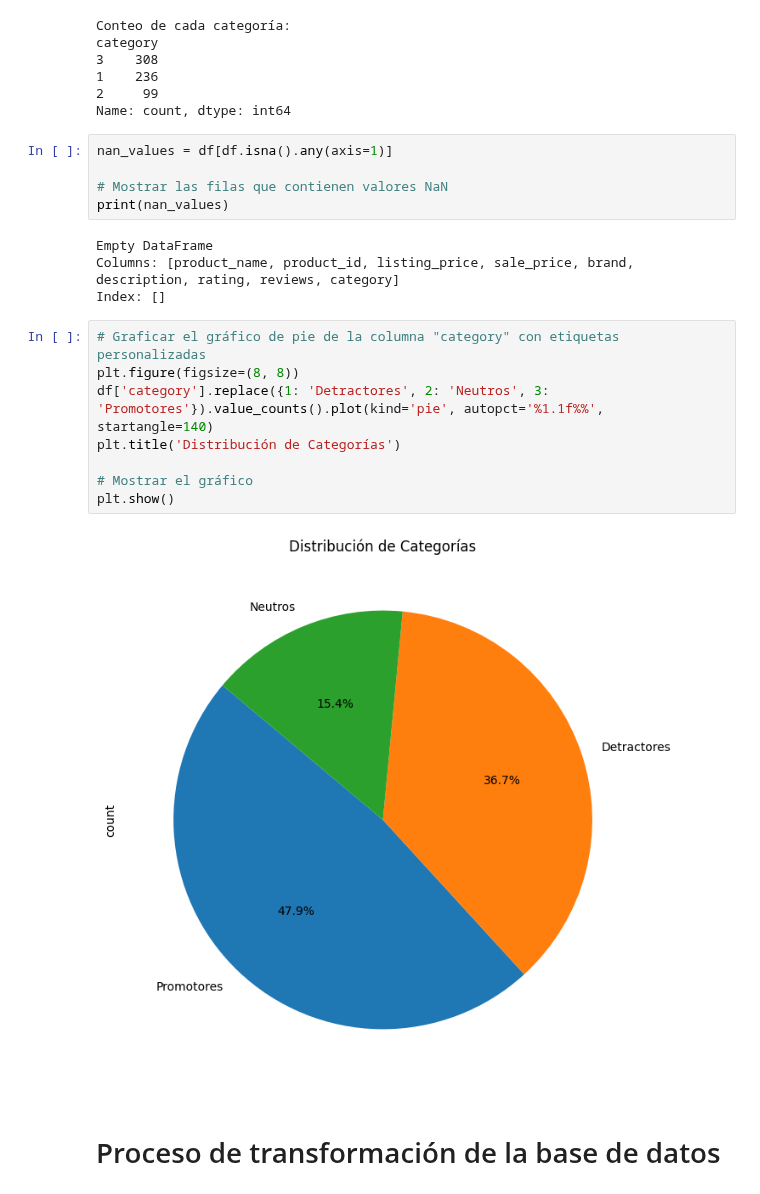
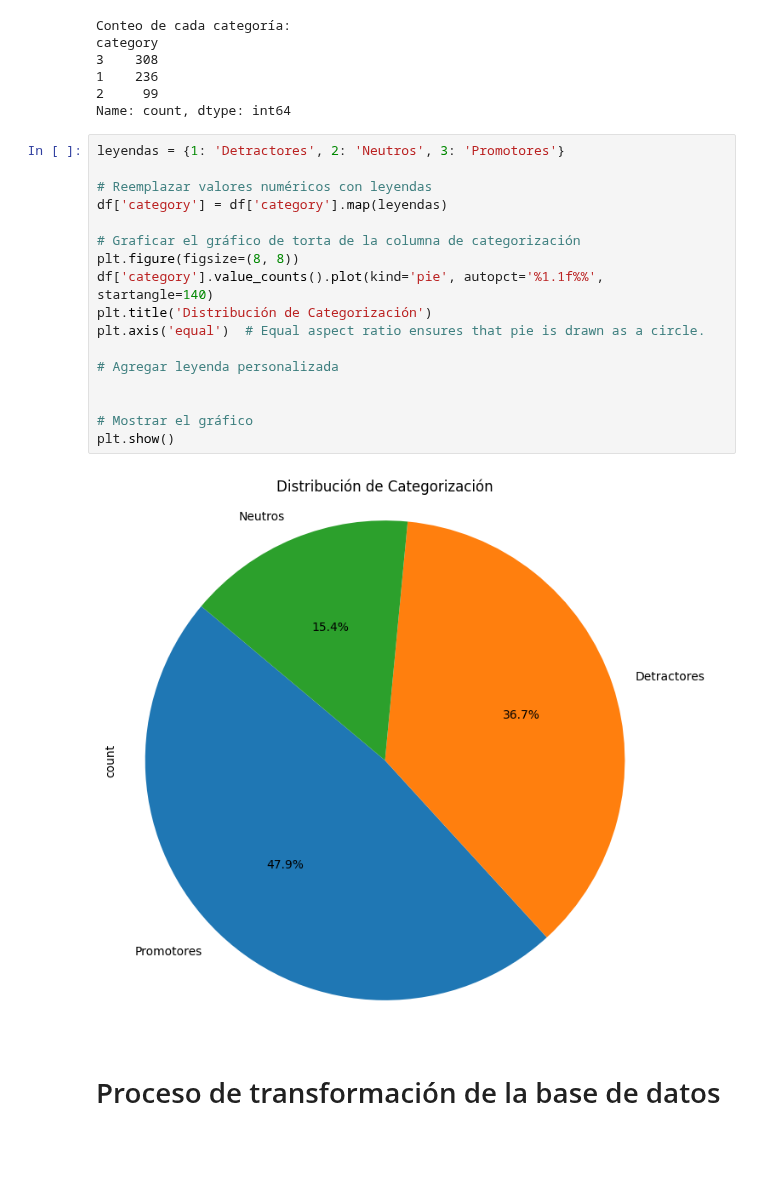
Before and after one commit to pau1ag/caso1, a Jupyter notebook: solucion_caso.ipynb, the cells around one changed output. Cells and saved outputs as stored; diff of their text form; blank space fills up the shorter version.

Commit message:
Revert "Commit listing_price 0"
This reverts commit db9726b2a2aa31a50156cbd1fb817591623b3579.

```diff
--- a/solucion_caso.ipynb
+++ b/solucion_caso.ipynb
@@ -204,25 +204,25 @@ category
 1    236
 2     99
 Name: count, dtype: int64
-# %%
-nan_values = df[df.isna().any(axis=1)]
-
-# Mostrar las filas que contienen valores NaN
-print(nan_values)
-# %% [output]
-Empty DataFrame
-Columns: [product_name, product_id, listing_price, sale_price, brand, description, rating, reviews, category]
-Index: []
 # %%
-# Graficar el gráfico de pie de la columna "category" con etiquetas personalizadas
+leyendas = {1: 'Detractores', 2: 'Neutros', 3: 'Promotores'}
+
+# Reemplazar valores numéricos con leyendas
+df['category'] = df['category'].map(leyendas)
+
+# Graficar el gráfico de torta de la columna de categorización
 plt.figure(figsize=(8, 8))
-df['category'].replace({1: 'Detractores', 2: 'Neutros', 3: 'Promotores'}).value_counts().plot(kind='pie', autopct='%1.1f%%', startangle=140)
-plt.title('Distribución de Categorías')
+df['category'].value_counts().plot(kind='pie', autopct='%1.1f%%', startangle=140)
+plt.title('Distribución de Categorización')
+plt.axis('equal')  # Equal aspect ratio ensures that pie is drawn as a circle.
+
+# Agregar leyenda personalizada
+
 
 # Mostrar el gráfico
 plt.show()
 # %% [output]
-[figure, old version]
+[figure, new version]
 # %% [markdown]
 <h1>Proceso de transformación de la base de datos</h1>
 # %% [markdown]
```
Also changed, not shown: parts of 21 cells of this notebook.
